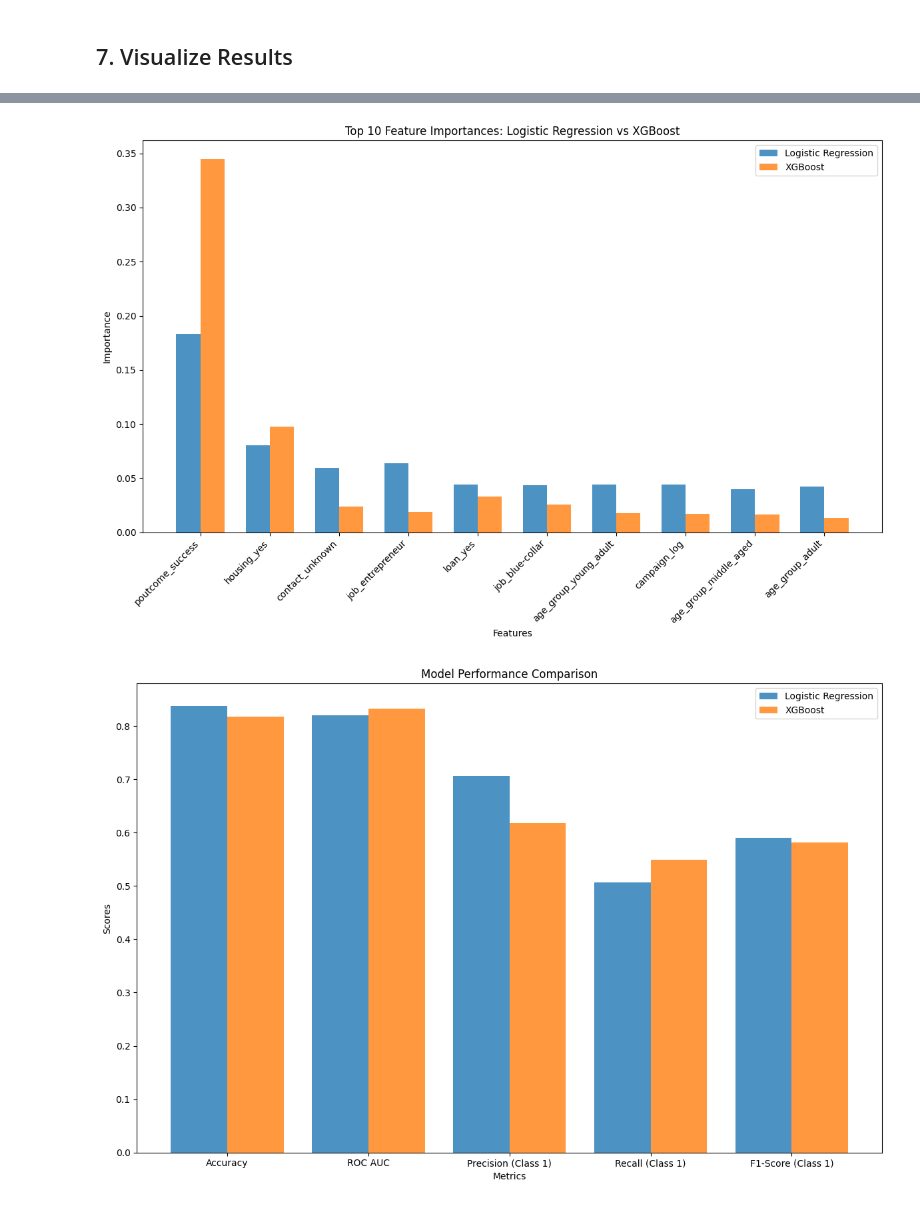
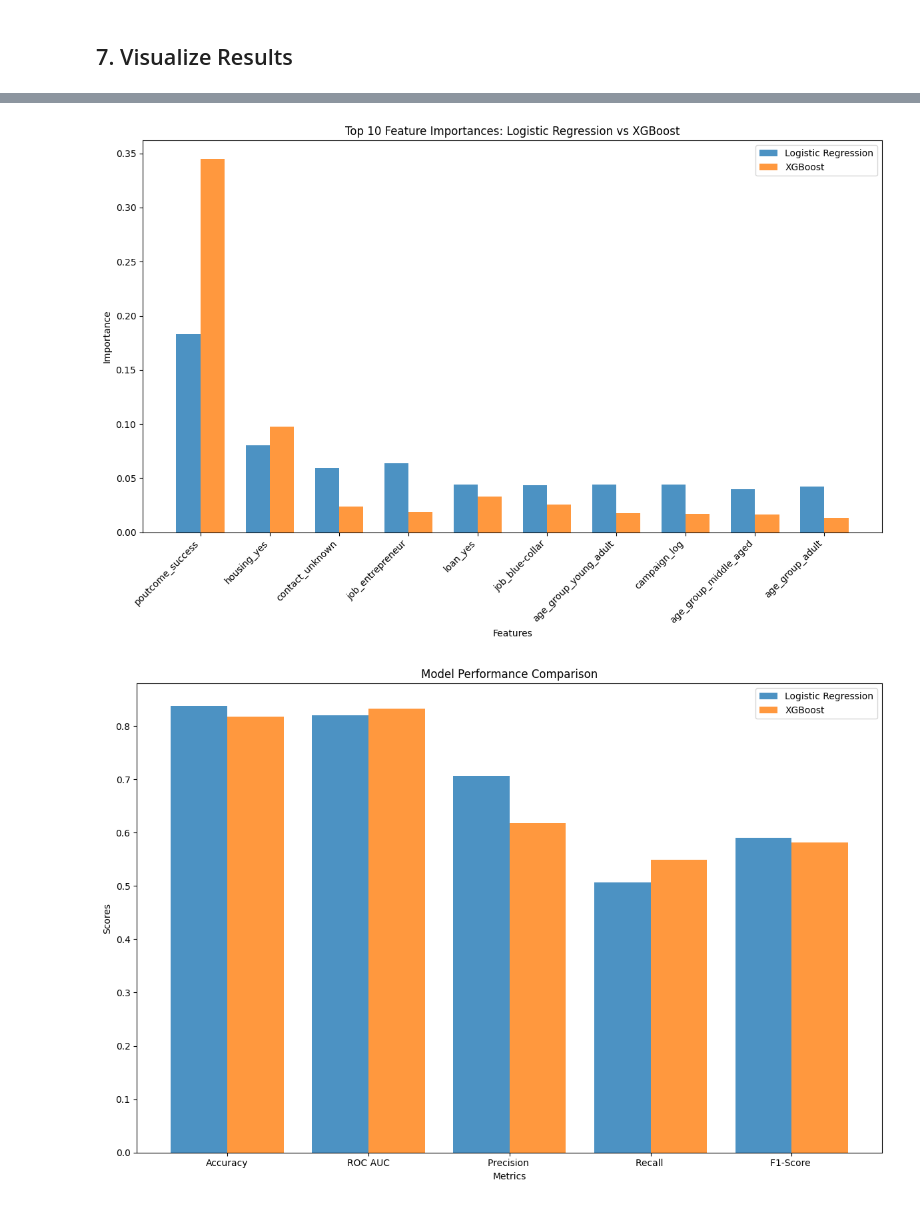
Before and after one commit to Krebsgamer22/bank-telemarketing-prediction, a Jupyter notebook: model_previous.ipynb, the cells around one changed output, grey strips where cells are left out. Saved outputs shown, nothing was run; the diff lists cells and outputs as text; code cells hidden in the pictures.

```diff
--- a/model_previous.ipynb
+++ b/model_previous.ipynb
@@ -153,9 +153,9 @@ models_comparison = pd.DataFrame({
     'Model': ['Logistic Regression', 'XGBoost'],
     'Accuracy': [lr_accuracy, xgb_accuracy],
     'ROC AUC': [lr_roc_auc, xgb_roc_auc],
-    'Precision (Class 1)': [lr_report['1']['precision'], xgb_report['1']['precision']],
-    'Recall (Class 1)': [lr_report['1']['recall'], xgb_report['1']['recall']],
-    'F1-Score (Class 1)': [lr_report['1']['f1-score'], xgb_report['1']['f1-score']]
+    'Precision ': [lr_report['1']['precision'], xgb_report['1']['precision']],
+    'Recall ': [lr_report['1']['recall'], xgb_report['1']['recall']],
+    'F1-Score ': [lr_report['1']['f1-score'], xgb_report['1']['f1-score']]
 })
 
 print("Models Comparison:")
@@ -225,32 +221,32 @@ width = 0.35
 plt.bar(x - width/2, top_features['Logistic Regression'], width, label='Logistic Regression', alpha=0.8)
 plt.bar(x + width/2, top_features['XGBoost'], width, label='XGBoost', alpha=0.8)
 
 plt.xlabel('Features')
 plt.ylabel('Importance')
 plt.title('Top 10 Feature Importances: Logistic Regression vs XGBoost')
 plt.xticks(x, top_features['Feature'], rotation=45, ha='right')
 plt.legend()
 plt.tight_layout()
 plt.show()
 
-metrics = ['Accuracy', 'ROC AUC', 'Precision (Class 1)', 'Recall (Class 1)', 'F1-Score (Class 1)']
+metrics = ['Accuracy', 'ROC AUC', 'Precision ', 'Recall ', 'F1-Score ']
 x = np.arange(len(metrics))
 width = 0.4
 
 fig, ax = plt.subplots(figsize=(12, 8))
 rects1 = ax.bar(x - width/2, models_comparison.loc[0, metrics], width, label='Logistic Regression', alpha=0.8)
 rects2 = ax.bar(x + width/2, models_comparison.loc[1, metrics], width, label='XGBoost', alpha=0.8)
 
 ax.set_xlabel('Metrics')
 ax.set_ylabel('Scores')
 ax.set_title('Model Performance Comparison')
 ax.set_xticks(x)
 ax.set_xticklabels(metrics)
 ax.legend()
 
 plt.tight_layout()
 plt.show()
 # %% [output]
 [figure]
 [figure]
-[figure, old version]
+[figure, new version]
```
Also changed, not shown: parts of 1 cell of this notebook, 1 other file.
